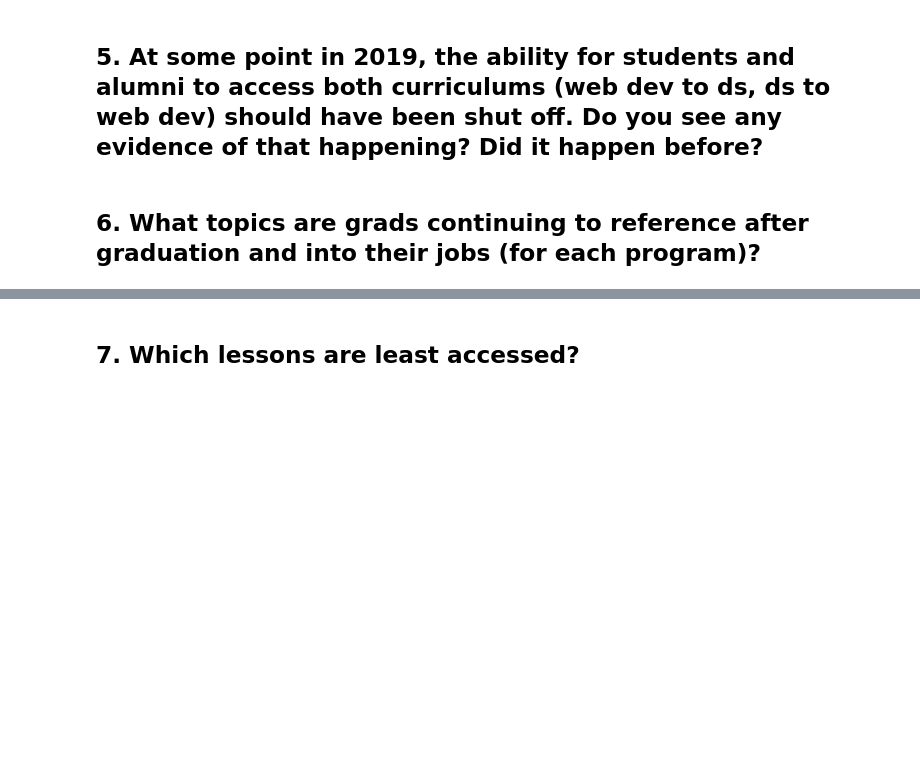
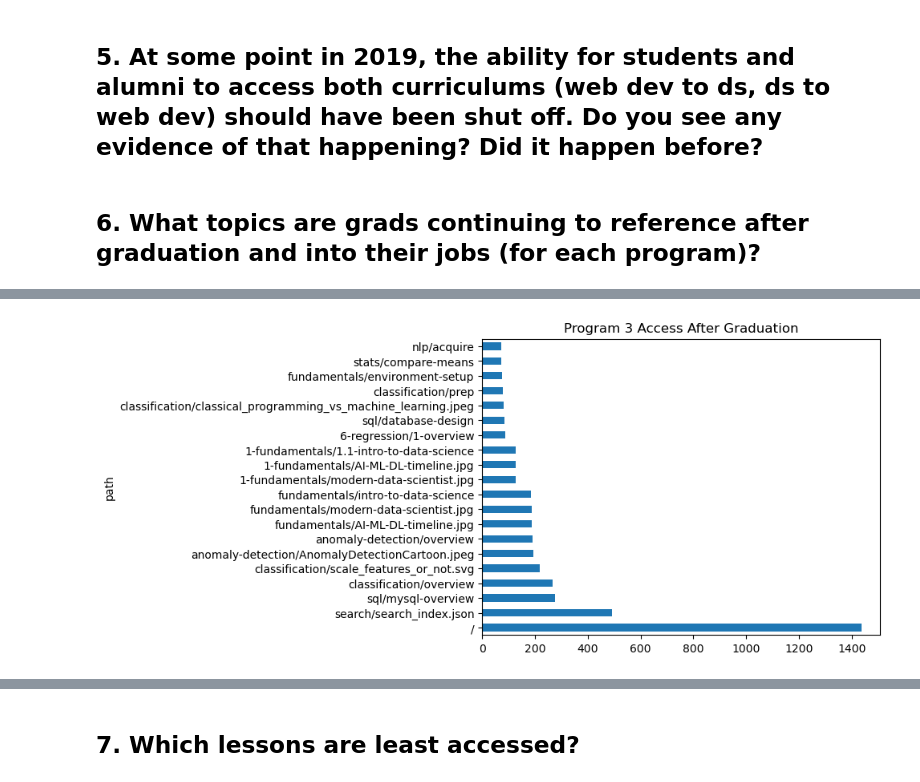
Before and after one commit to Joshua-Click/anomaly-detection-exercises, a Jupyter notebook: project_anomaly_detection.ipynb, the cells around one changed output, grey strips where cells are left out. Drawn from its saved outputs; the diff is of its cells as text; code cells hidden in the pictures; blank space fills up the shorter version.

```diff
--- a/project_anomaly_detection.ipynb
+++ b/project_anomaly_detection.ipynb
@@ -416,0 +463,6 @@ sus[['observed', 'prcnt_b', 'user_id']].head()
+# %%
+df2[(tres2 & grad_access)]['path'].value_counts().sort_values(ascending=False).head(20).plot.barh()
+plt.title('Program 3 Access After Graduation')
+plt.show()
+# %% [output]
+[figure, added]
```
Also changed, not shown: parts of 11 cells of this notebook.
